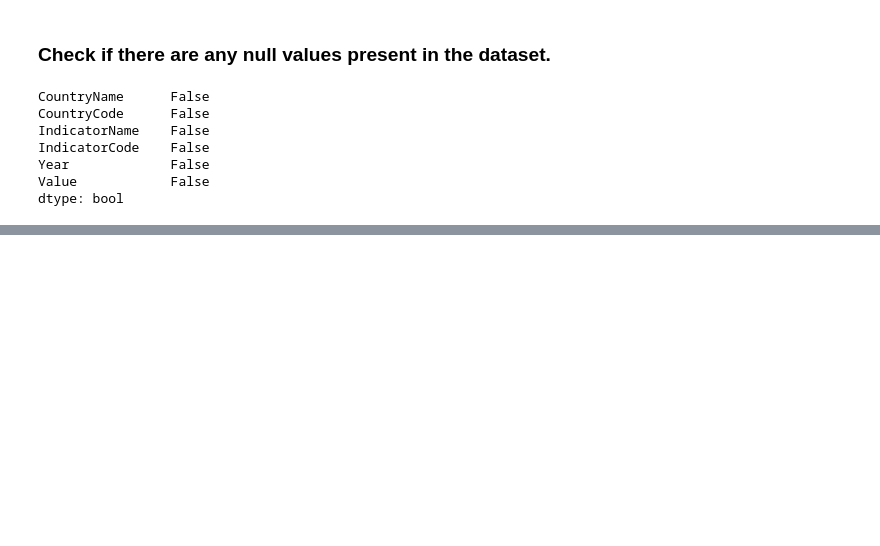
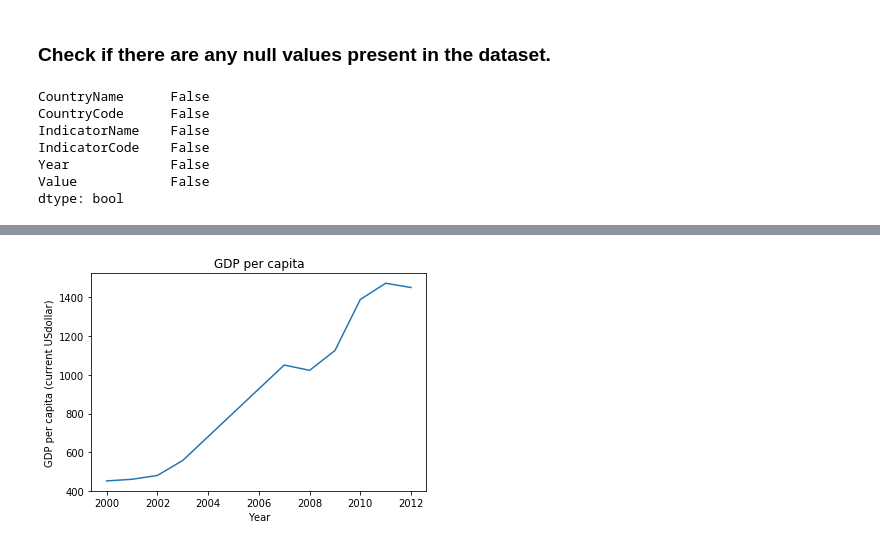
Before and after one commit to Rohithsoman/EdX-Python4DS, a Jupyter notebook: Mini- Project (Rohith).ipynb, the cells around one changed output, grey strips where cells are left out. Saved outputs shown, nothing was run; the diff lists cells and outputs as text; code cells hidden in the pictures; blank space fills up the shorter version.

```diff
--- a/Mini- Project (Rohith).ipynb
+++ b/Mini- Project (Rohith).ipynb
@@ -39,7 +39,7 @@ dtype: bool
 hist_indicator_all = 'SE.PRM.UNER'
 hist_indicator_male = 'SE.PRM.UNER.MA'
 hist_indicator_female = 'SE.PRM.UNER.FE'
-hist_indicator_GDP = 'SE.XPD.TOTL.GD.ZS'
+hist_indicator_GDP = 'NY.GDP.PCAP.CD' #'SE.XPD.PRIM.PC.ZS'#
 hist_country = 'IND'
 
 mask1 = data['IndicatorCode'].str.contains(hist_indicator_all)
@@ -55,3 +55,4 @@ mask5 = data['IndicatorCode'].str.contains(hist_indicator_GDP)
 stage_all = data[mask1  & mask4]
 stage_male = data[mask2 & mask4]
 stage_female = data[mask3 & mask4]
+stage_gdp = data[mask5 & mask4]
@@ -98,0 +149,13 @@ plt.show()
+# %%
+# Line plot
+plt.plot(stage_gdp['Year'].values, stage_gdp['Value'].values)
+
+# Label the axes
+plt.xlabel('Year')
+plt.ylabel('GDP per capita (current USdollar)')
+
+#label the figure
+plt.title('GDP per capita',fontsize=12)
+plt.show()
+# %% [output]
+[figure, added]
```
Also changed, not shown: parts of 10 cells of this notebook.
